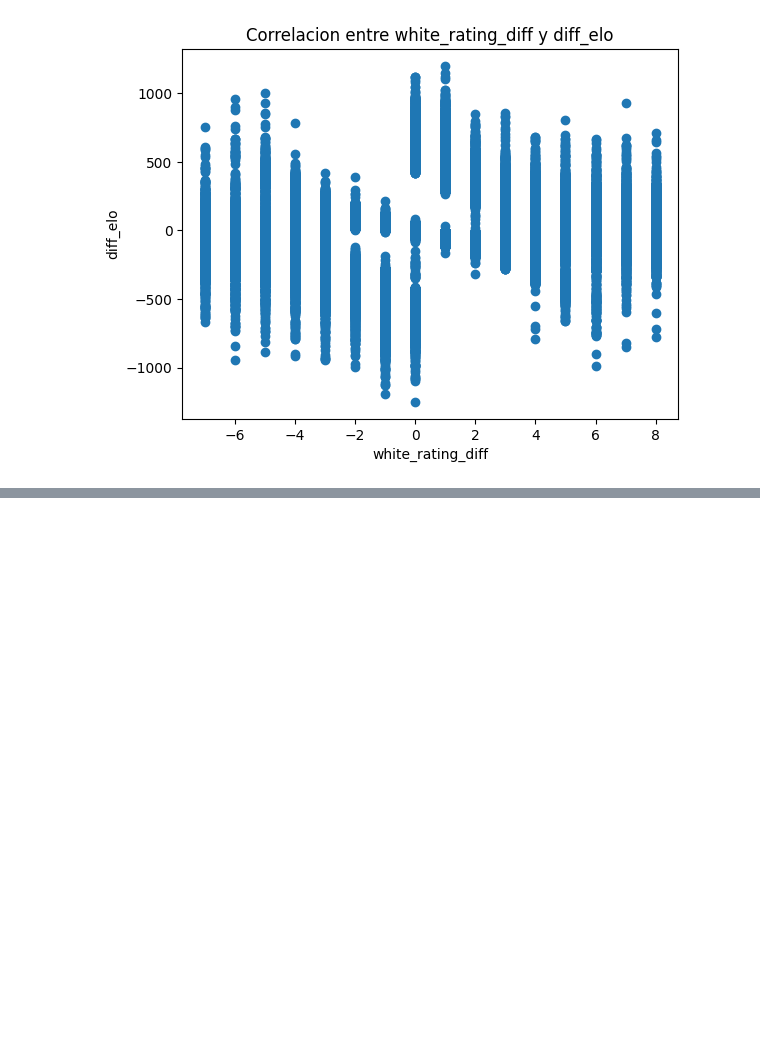
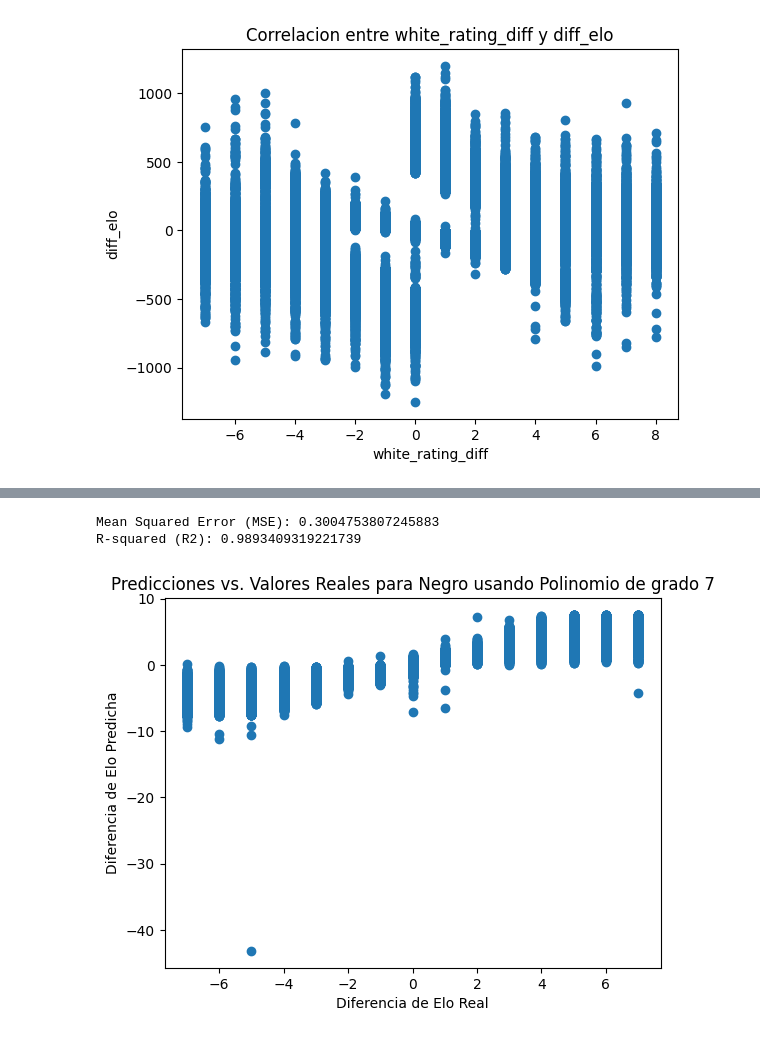
Before and after one commit to josecabralf/ChessCDD, a Jupyter notebook: analisis/correlacion_diff.ipynb, the cells around one changed output, grey strips where cells are left out. Cells and saved outputs as stored; diff of their text form; code cells hidden in the pictures; blank space fills up the shorter version.

```diff
--- a/analisis/correlacion_diff.ipynb
+++ b/analisis/correlacion_diff.ipynb
@@ -80,0 +120,41 @@ R-squared (R2): 0.9885902132246202
+# %%
+import pandas as pd
+from sklearn.model_selection import train_test_split
+from sklearn.preprocessing import StandardScaler
+from sklearn.preprocessing import PolynomialFeatures
+from sklearn.linear_model import LinearRegression
+import matplotlib.pyplot as plt
+from sklearn.metrics import mean_squared_error, r2_score
+from sklearn.pipeline import make_pipeline
+
+X = df_b.loc[:, ["white_elo", "black_elo", "result"]]
+y = df_b['black_rating_diff']
+
+X_train, X_test, y_train, y_test = train_test_split(X, y, test_size=0.4, random_state=42)
+
+sc = StandardScaler()
+X_train = sc.fit_transform(X_train)
+X_test = sc.transform(X_test)
+
+# Crear un modelo de regresión polinómica de grado 2
+degree = 7
+polyreg = make_pipeline(PolynomialFeatures(degree), LinearRegression())
+polyreg.fit(X_train, y_train)
+y_pred_poly = polyreg.predict(X_test)
+
+mse = mean_squared_error(y_test, y_pred_poly)
+r2 = r2_score(y_test, y_pred_poly)
+
+print(f'Mean Squared Error (MSE): {mse}')
+print(f'R-squared (R2): {r2}')
+
+# Gráfico de dispersión para visualizar las predicciones
+plt.scatter(y_test, y_pred_poly)
+plt.xlabel('Diferencia de Elo Real')
+plt.ylabel('Diferencia de Elo Predicha')
+plt.title('Predicciones vs. Valores Reales para Negro usando Polinomio de grado ' + str(degree))
+plt.show()
+# %% [output]
+Mean Squared Error (MSE): 0.3004753807245883
+R-squared (R2): 0.9893409319221739
+[figure, added]
```
Also changed, not shown: parts of 6 cells of this notebook.
